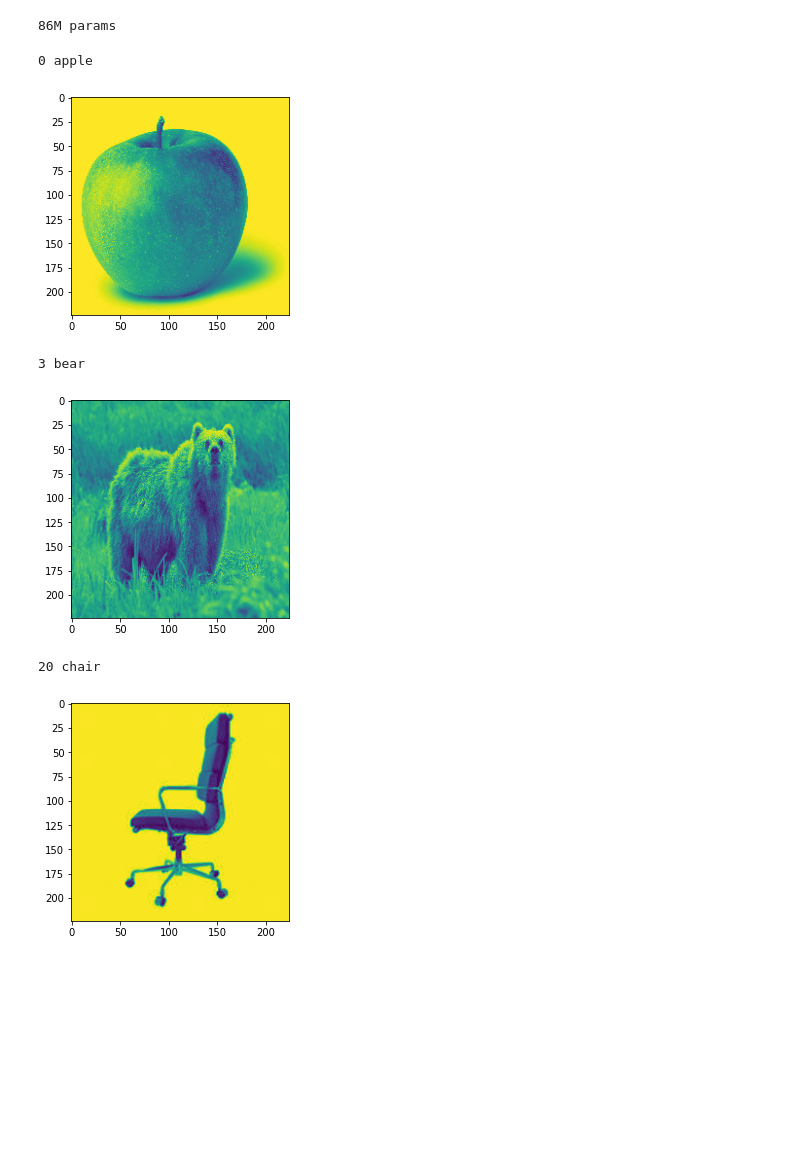
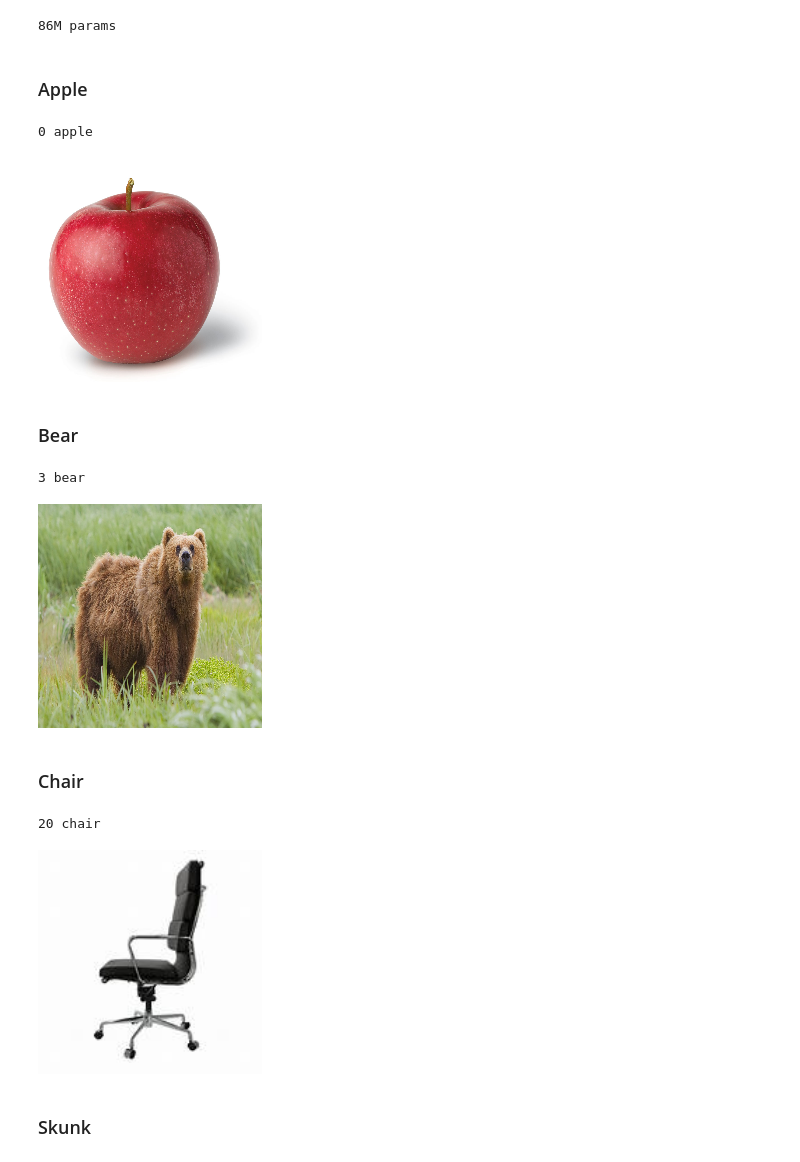
Before and after one commit to bradley-ray/implementing-deep-learn-papers, a Jupyter notebook: an_image_is_worth_16x16_words.ipynb, the cells around one changed output. Cells and saved outputs as stored; diff of their text form; code cells hidden in the pictures; blank space fills up the shorter version.

```diff
--- a/an_image_is_worth_16x16_words.ipynb
+++ b/an_image_is_worth_16x16_words.ipynb
@@ -217,7 +215,6 @@ class Encoder(nn.Module):
         x = self.norm(x)
         return x
 # %%
-from torch.nn.modules.transformer import TransformerDecoderLayer
 # full base ViT
 class VisionTransformer(nn.Module):
     def __init__(self, emb_dim, num_classes):
@@ -228,12 +225,6 @@ class VisionTransformer(nn.Module):
         self.cls = nn.Parameter(torch.ones((1, 1, emb_dim)))
         self.emb_dim = emb_dim
         self.encoder = Encoder(emb_dim, 12, 12)
-        # self.encoder = nn.Sequential(*[
-        #     nn.TransformerEncoderLayer(emb_dim, 12, emb_dim*4,
-        #                                activation=F.gelu, batch_first=True)
-        #                                for _ in range(12)
-        # ])
-        self.norm = nn.LayerNorm(emb_dim)
         self.head = nn.Linear(emb_dim, num_classes)
 
     def forward(self, x):
@@ -241,12 +232,9 @@ class VisionTransformer(nn.Module):
         # (bs, seq_len,emb_dim)
         x = x.reshape(x.shape[0], x.shape[1], -1).permute(0, 2, 1)
         # prepend class embedding token
-        # (bs, 1, emb_dim)
         cls_emb = self.cls + torch.zeros(x.shape[0], 1, 1)
         x = torch.cat((cls_emb, x), dim=1)
         x = self.encoder(x)
-        # x = self.encoder(x + self.pos_embedding)
-        # x = self.norm(x)
         x = x[:, 0]
         x = self.head(x)
         return x
@@ -294,41 +287,65 @@ for layer in d:
 print(f'{total // 1_000_000}M params')
 # %% [output]
 86M params
+# %%
+from PIL import Image
+
+def to_img(img):
+    img = T.ToPILImage()(img)
+    return img
+
+def inv_norm(img, mean, std):
+    img = T.Normalize(mean=[0,0,0],std=[1/std,1/std,1/std])(img)
+    img = T.Normalize(mean=[-mean,-mean,-mean], std=[1,1,1])(img)
+    return img
+
+# TODO
+def visualize_attn(img, attn):
+    ...
+# %%
+mean = .5
+std = .5
+size = 224
+transforms = T.Compose([T.ToTensor(),
+                        T.Resize((size, size)),
+                        T.Normalize(mean=[mean,mean,mean], std=[std,std,std])])
+# %% [markdown]
+### Apple
 # %%
-from PIL import Image
-transforms = T.Compose([T.ToTensor(), T.Resize((224, 224))])
-model.eval()
 img = Image.open('apple.jpg')
-x = transforms(img)
 x = transforms(img).unsqueeze(0)
-plt.imshow(x.squeeze(0)[0])
 out = model(x)
 cls = out.argmax(dim=-1).item()
 print(cls, class_names[cls])
+to_img(inv_norm(x.squeeze(0), mean, std))
 # %% [output]
 0 apple
-[figure, old version]
+[figure, new version]
+# %% [markdown]
+### Bear
 # %%
 img = Image.open('bear.jpg')
-x = transforms(img)
 x = transforms(img).unsqueeze(0)
-plt.imshow(x.squeeze(0)[0])
 out = model(x)
 cls = out.argmax(dim=-1).item()
 print(cls, class_names[cls])
+to_img(inv_norm(x.squeeze(0), mean, std))
 # %% [output]
 3 bear
-[figure, old version]
+[figure, new version]
+# %% [markdown]
+### Chair
 # %%
 img = Image.open('chair.jpg')
-x = transforms(img)
 x = transforms(img).unsqueeze(0)
-plt.imshow(x.squeeze(0)[0])
 out = model(x)
 cls = out.argmax(dim=-1).item()
 print(cls, class_names[cls])
+to_img(inv_norm(x.squeeze(0), mean, std))
 # %% [output]
 20 chair
-[figure, old version]
+[figure, new version]
+# %% [markdown]
+### Skunk
 # %%
 img = Image.open('skunk.jpg')
```
Also changed, not shown: parts of 12 cells of this notebook.
